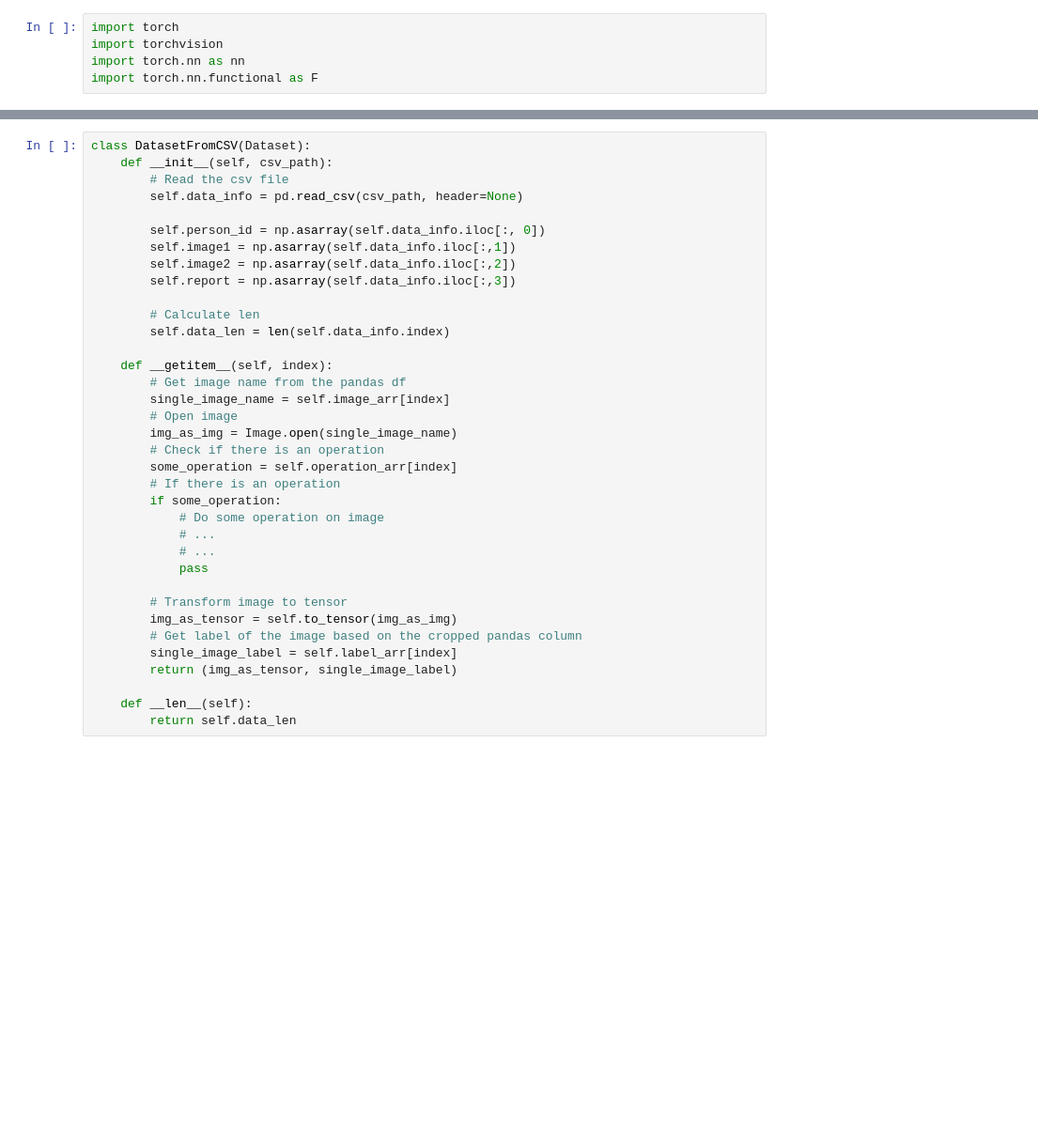
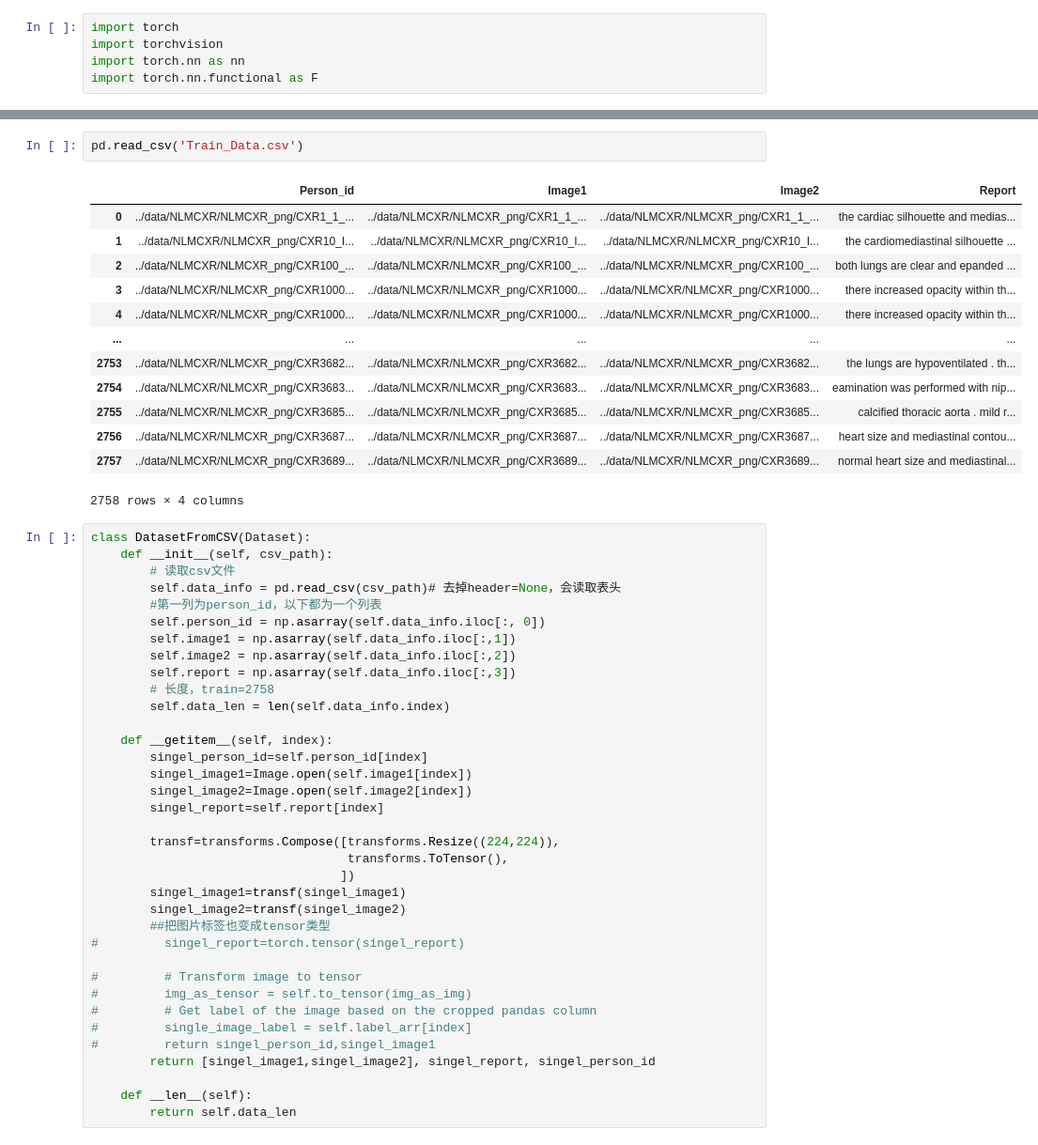
Before and after one commit to havecats/CLIP-Medical-Report-Generation, a Jupyter notebook: notebooks/My_New_CLIP.ipynb, the cells around one changed output, grey strips where cells are left out. Shown: that part at 94% size. Cells and saved outputs as stored; diff of their text form; blank space fills up the shorter version.

```diff
--- a/notebooks/My_New_CLIP.ipynb
+++ b/notebooks/My_New_CLIP.ipynb
@@ -42,36 +47,52 @@ train_dataset.head()
+# %%
+pd.read_csv('Train_Data.csv')
+# %% [output]
+|  | Person_id | Image1 | Image2 | Report |
+| 0 | ../data/NLMCXR/NLMCXR_png/CXR1_1_... | ../data/NLMCXR/NLMCXR_png/CXR1_1_... | ../data/NLMCXR/NLMCXR_png/CXR1_1_... | the cardiac silhouette and medias... |
+| 1 | ../data/NLMCXR/NLMCXR_png/CXR10_I... | ../data/NLMCXR/NLMCXR_png/CXR10_I... | ../data/NLMCXR/NLMCXR_png/CXR10_I... | the cardiomediastinal silhouette ... |
+| 2 | ../data/NLMCXR/NLMCXR_png/CXR100_... | ../data/NLMCXR/NLMCXR_png/CXR100_... | ../data/NLMCXR/NLMCXR_png/CXR100_... | both lungs are clear and epanded ... |
+| 3 | ../data/NLMCXR/NLMCXR_png/CXR1000... | ../data/NLMCXR/NLMCXR_png/CXR1000... | ../data/NLMCXR/NLMCXR_png/CXR1000... | there increased opacity within th... |
+| 4 | ../data/NLMCXR/NLMCXR_png/CXR1000... | ../data/NLMCXR/NLMCXR_png/CXR1000... | ../data/NLMCXR/NLMCXR_png/CXR1000... | there increased opacity within th... |
+| ... | ... | ... | ... | ... |
+| 2753 | ../data/NLMCXR/NLMCXR_png/CXR3682... | ../data/NLMCXR/NLMCXR_png/CXR3682... | ../data/NLMCXR/NLMCXR_png/CXR3682... | the lungs are hypoventilated . th... |
+| 2754 | ../data/NLMCXR/NLMCXR_png/CXR3683... | ../data/NLMCXR/NLMCXR_png/CXR3683... | ../data/NLMCXR/NLMCXR_png/CXR3683... | eamination was performed with nip... |
+| 2755 | ../data/NLMCXR/NLMCXR_png/CXR3685... | ../data/NLMCXR/NLMCXR_png/CXR3685... | ../data/NLMCXR/NLMCXR_png/CXR3685... | calcified thoracic aorta . mild r... |
+| 2756 | ../data/NLMCXR/NLMCXR_png/CXR3687... | ../data/NLMCXR/NLMCXR_png/CXR3687... | ../data/NLMCXR/NLMCXR_png/CXR3687... | heart size and mediastinal contou... |
+| 2757 | ../data/NLMCXR/NLMCXR_png/CXR3689... | ../data/NLMCXR/NLMCXR_png/CXR3689... | ../data/NLMCXR/NLMCXR_png/CXR3689... | normal heart size and mediastinal... |
+2758 rows × 4 columns
 # %%
 class DatasetFromCSV(Dataset):
     def __init__(self, csv_path):
-        # Read the csv file
-        self.data_info = pd.read_csv(csv_path, header=None)
-
+        # 读取csv文件
+        self.data_info = pd.read_csv(csv_path)# 去掉header=None，会读取表头
+        #第一列为person_id，以下都为一个列表
         self.person_id = np.asarray(self.data_info.iloc[:, 0])
         self.image1 = np.asarray(self.data_info.iloc[:,1])
         self.image2 = np.asarray(self.data_info.iloc[:,2])
         self.report = np.asarray(self.data_info.iloc[:,3])
-
-        # Calculate len
+        # 长度，train=2758
         self.data_len = len(self.data_info.index)
 
     def __getitem__(self, index):
-        # Get image name from the pandas df
-        single_image_name = self.image_arr[index]
-        # Open image
-        img_as_img = Image.open(single_image_name)
-        # Check if there is an operation
-        some_operation = self.operation_arr[index]
-        # If there is an operation
-        if some_operation:
-            # Do some operation on image
-            # ...
-            # ...
-            pass
+        singel_person_id=self.person_id[index]
+        singel_image1=Image.open(self.image1[index])
+        singel_image2=Image.open(self.image2[index])
+        singel_report=self.report[index]
 
-        # Transform image to tensor
-        img_as_tensor = self.to_tensor(img_as_img)
-        # Get label of the image based on the cropped pandas column
-        single_image_label = self.label_arr[index]
-        return (img_as_tensor, single_image_label)
+        transf=transforms.Compose([transforms.Resize((224,224)),
+                                   transforms.ToTensor(),
+                                  ])
+        singel_image1=transf(singel_image1)
+        singel_image2=transf(singel_image2)
+        ##把图片标签也变成tensor类型
+#         singel_report=torch.tensor(singel_report)
+
+#         # Transform image to tensor
+#         img_as_tensor = self.to_tensor(img_as_img)
+#         # Get label of the image based on the cropped pandas column
+#         single_image_label = self.label_arr[index]
+#         return singel_person_id,singel_image1
+        return [singel_image1,singel_image2], singel_report, singel_person_id
 
     def __len__(self):
         return self.data_len
```
Also changed, not shown: parts of 17 cells of this notebook, 10 other files.
